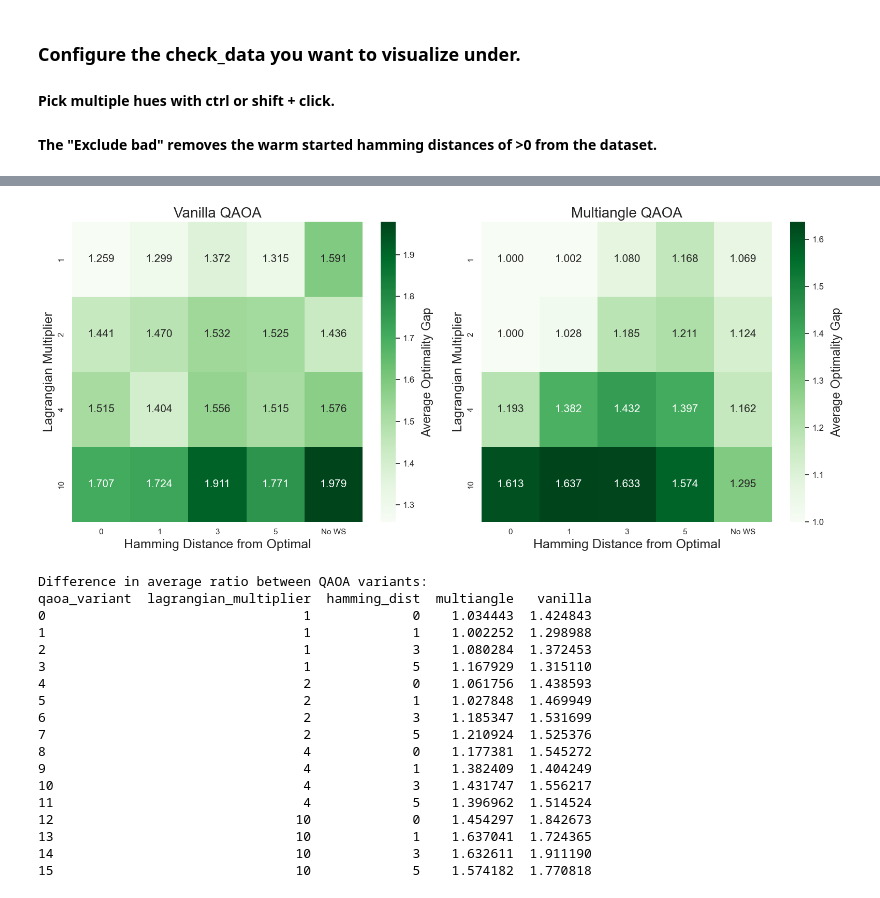
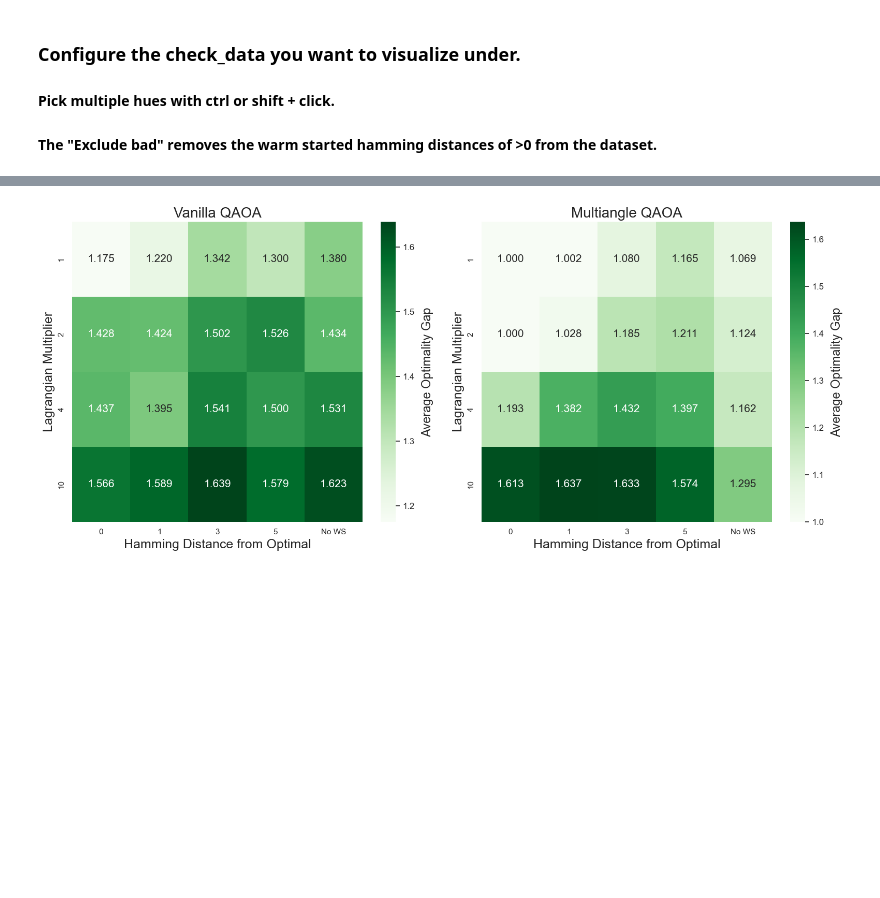
Before and after one commit to Smeidir/QAOA, a Jupyter notebook: results_visualizer.ipynb, the cells around one changed output, grey strips where cells are left out. Cells and saved outputs as stored; diff of their text form; code cells hidden in the pictures; blank space fills up the shorter version.

```diff
--- a/results_visualizer.ipynb
+++ b/results_visualizer.ipynb
@@ -1116,10 +1020,12 @@ red dot 1.5908483466604728
 # %%
+#---------heatmap-----------
 import pandas as pd
 import seaborn as sns
 import matplotlib.pyplot as plt
 
 # Group and aggregate the ratio for warm start and lagrangian multiplier combinations
 df = results_lagrange.copy()
+df = df[df['infeasible']==False]
 
 # Create a figure with two subplots side by side
 fig, axes = plt.subplots(1, 2, figsize=(16, 7))
@@ -1150,55 +1056,34 @@ for i, variant in enumerate(variants):
         fmt=".3f",
         cmap="Greens",
         ax=axes[i],
         cbar_kws={'label': 'Average Optimality Gap'},
         annot_kws={"size": 15}
     )
     # Customize subplot
     axes[i].set_title(f"{titles[i]}", fontsize=20)
     axes[i].set_xlabel("Hamming Distance from Optimal", fontsize=18)
     axes[i].set_ylabel("Lagrangian Multiplier", fontsize=18)
     cbar = ax.collections[0].colorbar
     cbar.set_label('Average Optimality Gap', fontsize=17, labelpad=10)
     cbar.ax.tick_params(labelsize=12)  # Optional: adjust tick label size
 
 # Add overall title and adjust layout
 plt.tight_layout()
 plt.savefig('variant_heatmaps.pdf', bbox_inches='tight')
 plt.show()
 
 # Also create a combined view showing the difference between variants
 combined_view = df.pivot_table(
     index=['lagrangian_multiplier', 'hamming_dist'],
     columns='qaoa_variant',
     values='ratio',
     aggfunc='mean'
 ).reset_index()
 
 # Replace NaN hamming_dist with 'No WS' for better labeling
 combined_view['hamming_dist'] = combined_view['hamming_dist'].fillna('No WS')
-
-print("Difference in average ratio between QAOA variants:")
-print(combined_view)
 # %% [output]
-[figure, old version]
+[figure, new version]
-Difference in average ratio between QAOA variants:
-qaoa_variant  lagrangian_multiplier  hamming_dist  multiangle   vanilla
-0                                 1             0    1.034443  1.424843
-1                                 1             1    1.002252  1.298988
-2                                 1             3    1.080284  1.372453
-3                                 1             5    1.167929  1.315110
-4                                 2             0    1.061756  1.438593
-5                                 2             1    1.027848  1.469949
-6                                 2             3    1.185347  1.531699
-7                                 2             5    1.210924  1.525376
-8                                 4             0    1.177381  1.545272
-9                                 4             1    1.382409  1.404249
-10                                4             3    1.431747  1.556217
-11                                4             5    1.396962  1.514524
-12                               10             0    1.454297  1.842673
-13                               10             1    1.637041  1.724365
-14                               10             3    1.632611  1.911190
-15                               10             5    1.574182  1.770818
 # %%
 import seaborn as sns
 
```
Also changed, not shown: parts of 23 cells of this notebook, 32 other files.
